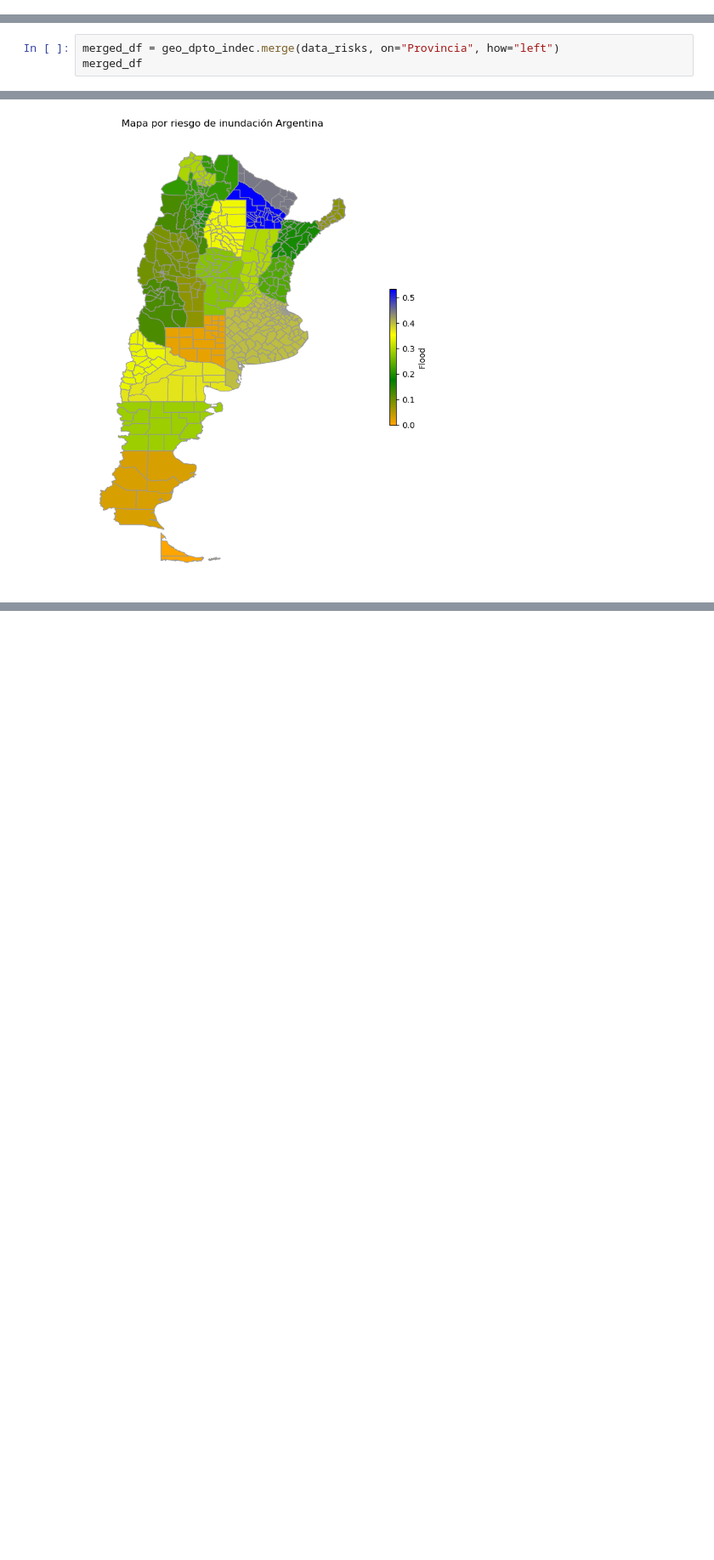
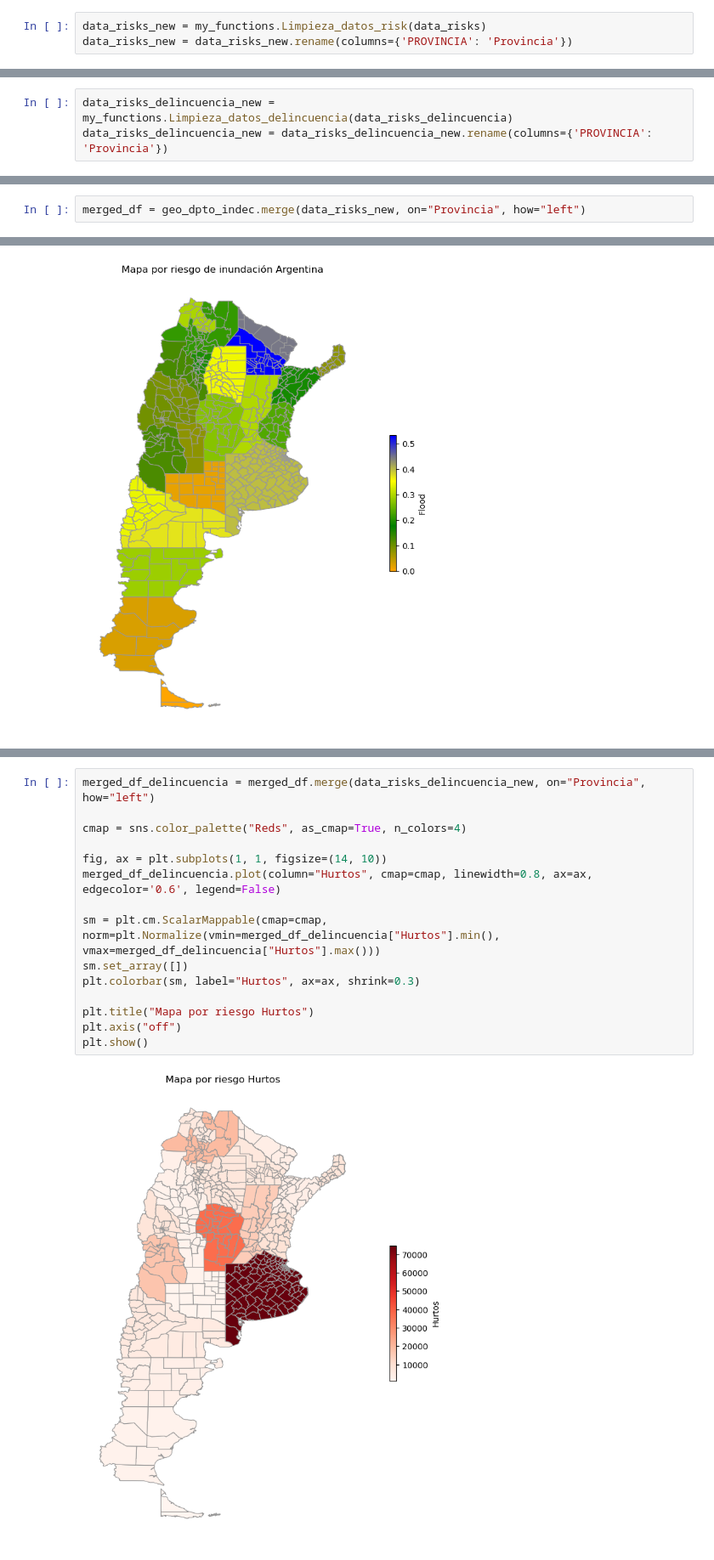
Before and after one commit to LuisG199/Proyecto_Seguros_Galicia, a Jupyter notebook: MapaArgentina.ipynb, the cells around one changed output, grey strips where cells are left out. Shown at 85% size. Cells and saved outputs as stored; diff of their text form; blank space fills up the shorter version.

```diff
--- a/MapaArgentina.ipynb
+++ b/MapaArgentina.ipynb
@@ -30,0 +99,3 @@ dpto_indec
+# %%
+data_risks_new = my_functions.Limpieza_datos_risk(data_risks)
+data_risks_new = data_risks_new.rename(columns={'PROVINCIA': 'Provincia'})
@@ -30,0 +104,3 @@ dpto_indec
+# %%
+data_risks_delincuencia_new = my_functions.Limpieza_datos_delincuencia(data_risks_delincuencia)
+data_risks_delincuencia_new = data_risks_delincuencia_new.rename(columns={'PROVINCIA': 'Provincia'})
@@ -228,0 +118,2 @@ data_personas = pd.read_csv("Data/personas.csv")
+# %%
+merged_df = geo_dpto_indec.merge(data_risks_new, on="Provincia", how="left")
@@ -304,3 +143,0 @@ pd.get_dummies(data_risks_delincuencia_2022['codigo_delito_snic_nombre'])
-# %%
-merged_df = geo_dpto_indec.merge(data_risks, on="Provincia", how="left")
-merged_df
@@ -335,0 +183,17 @@ plt.show()
+# %%
+merged_df_delincuencia = merged_df.merge(data_risks_delincuencia_new, on="Provincia", how="left")
+
+cmap = sns.color_palette("Reds", as_cmap=True, n_colors=4)
+
+fig, ax = plt.subplots(1, 1, figsize=(14, 10))
+merged_df_delincuencia.plot(column="Hurtos", cmap=cmap, linewidth=0.8, ax=ax, edgecolor='0.6', legend=False)
+
+sm = plt.cm.ScalarMappable(cmap=cmap, norm=plt.Normalize(vmin=merged_df_delincuencia["Hurtos"].min(), vmax=merged_df_delincuencia["Hurtos"].max()))
+sm.set_array([])
+plt.colorbar(sm, label="Hurtos", ax=ax, shrink=0.3)
+
+plt.title("Mapa por riesgo Hurtos")
+plt.axis("off")
+plt.show()
+# %% [output]
+[figure, added]
```
Also changed, not shown: parts of 40 cells of this notebook, 5 other files.
